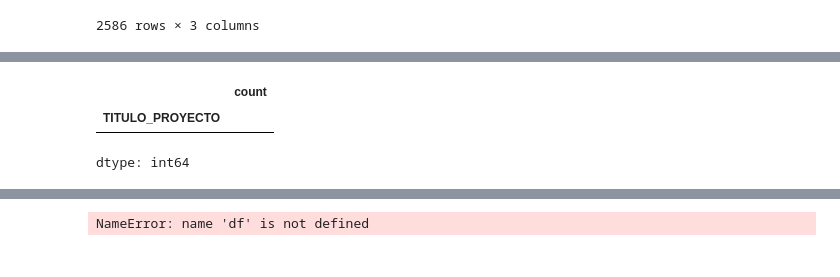
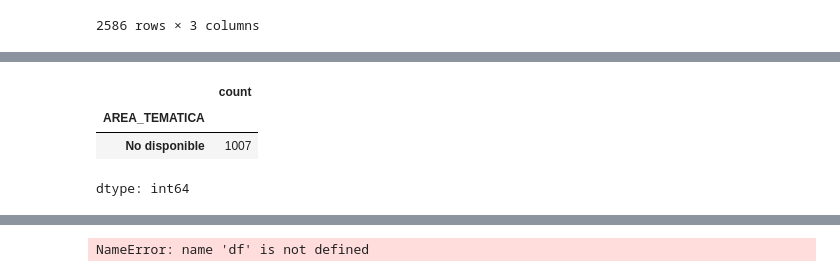
Before and after one commit to Diazbj/ProyectoAnalisisDeDatos, a Jupyter notebook: ProyectoAD.ipynb, the cells around one changed output, grey strips where cells are left out. Saved outputs shown, nothing was run; the diff lists cells and outputs as text; code cells hidden in the pictures.

```diff
--- a/ProyectoAD.ipynb
+++ b/ProyectoAD.ipynb
@@ -145,0 +152,4 @@ de los 3097 datos registrados 295 no tienen monto financiado
+# %%
+dfOriginal['FECHA_APROBACION'] = pd.to_datetime(dfOriginal['FECHA_APROBACION'])
+area_distribution = dfOriginal.groupby([dfOriginal['FECHA_APROBACION'].dt.date, 'NME_AREA_CIENCIA']).size().reset_index(name='Count')
+area_distribution
@@ -282,9 +348,9 @@ nuevo_df
 # %%
-
-ciudadesNoDisponible=dfLimpieza[dfLimpieza['TITULO_PROYECTO']=='No disponible']
-noDisponible=ciudadesNoDisponible['TITULO_PROYECTO'].value_counts()
+ciudadesNoDisponible=dfLimpieza[dfLimpieza['AREA_TEMATICA']=='No disponible']
+noDisponible=ciudadesNoDisponible['AREA_TEMATICA'].value_counts()
 noDisponible
 # %% [output]
 |  | count |
-| TITULO_PROYECTO |  |
+| AREA_TEMATICA |  |
+| No disponible | 1007 |
 dtype: int64
```
Also changed, not shown: parts of 21 cells of this notebook.
